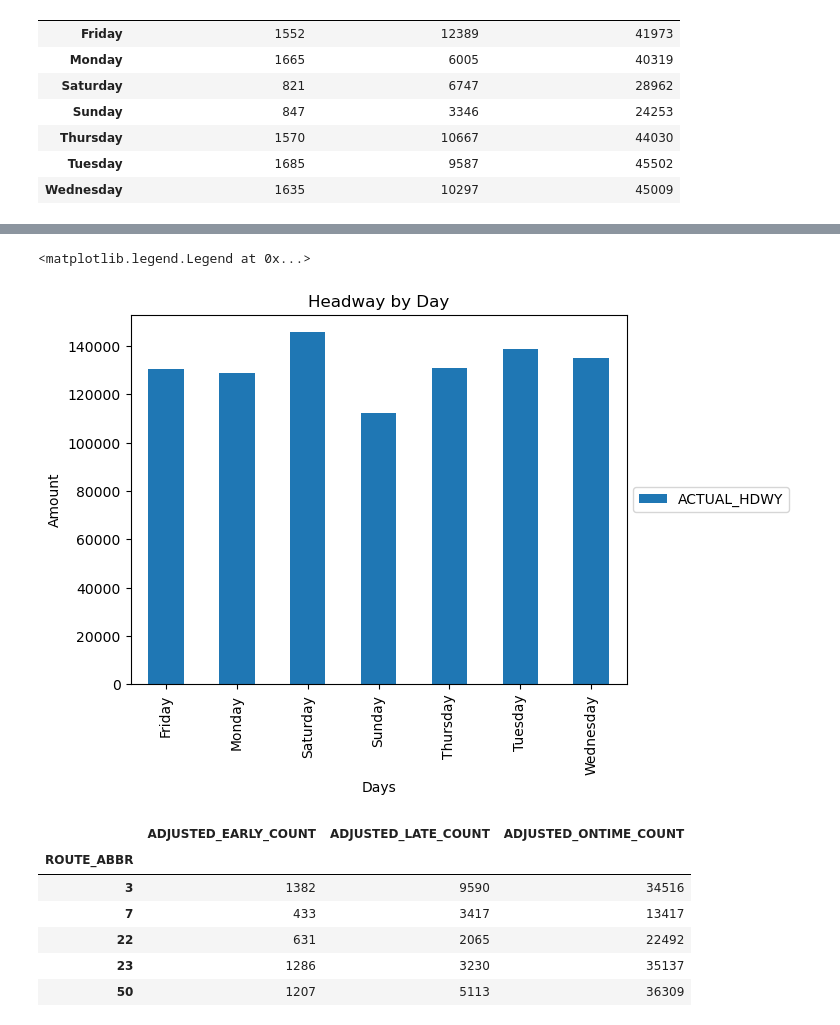
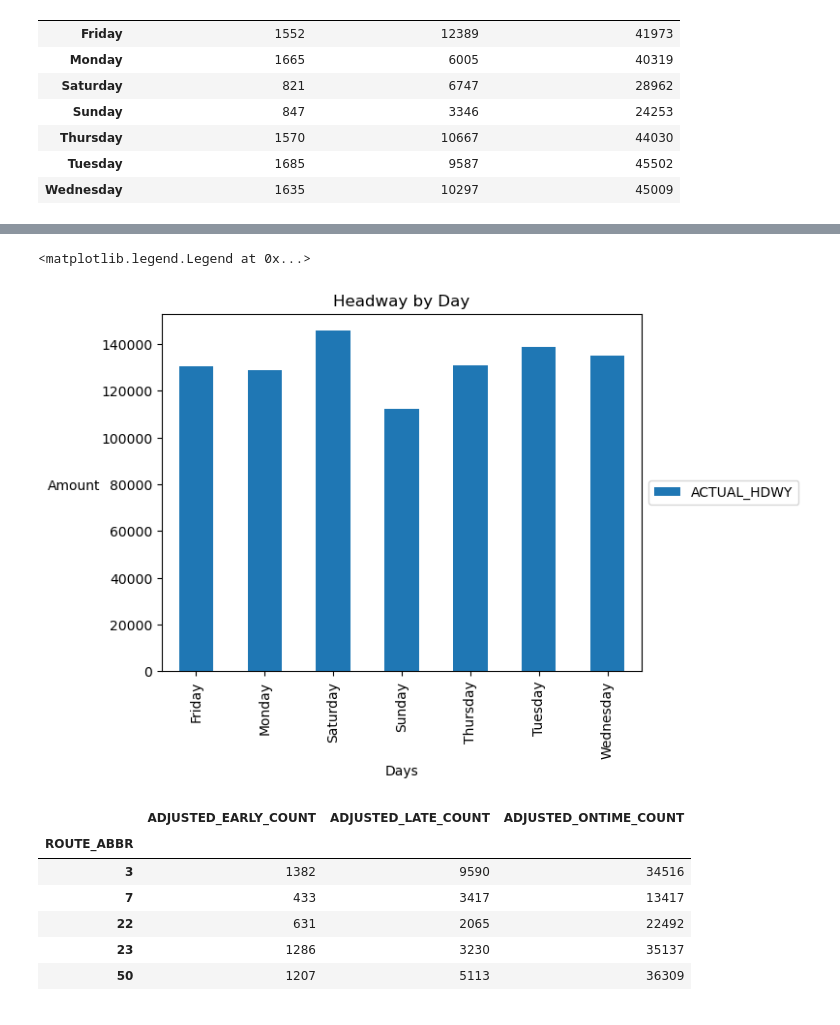
Before and after one commit to NSS-Data-Analytics-Cohort-12/wego-python-da12-javascript-express, a Jupyter notebook: notebooks/wego_project_gt.ipynb, the cells around one changed output, grey strips where cells are left out. Cells and saved outputs as stored; diff of their text form; code cells hidden in the pictures.

```diff
--- a/notebooks/wego_project_gt.ipynb
+++ b/notebooks/wego_project_gt.ipynb
@@ -579,13 +579,13 @@ wego_3_headway_day = wego_3_headway_percent.groupby('DAYS')['ACTUAL_HDWY'].sum()
 # %%
 wego_3_headway_day.plot.bar()
 plt.title("Headway by Day")
 plt.xlabel("Days")
-plt.ylabel("Amount")
+plt.ylabel("Amount", rotation = 0, labelpad = 20)
 
 plt.legend(loc='center left', bbox_to_anchor=(1.0, 0.5))
 # %% [output]
 <matplotlib.legend.Legend at 0x...>
-[figure, old version]
+[figure, new version]
 # %%
 wego_3_routes_early = wego_3.groupby('ROUTE_ABBR')['ADJUSTED_EARLY_COUNT'].sum()
 wego_3_routes_late = wego_3.groupby('ROUTE_ABBR')['ADJUSTED_LATE_COUNT'].sum()
```
Also changed, not shown: parts of 8 cells of this notebook.
